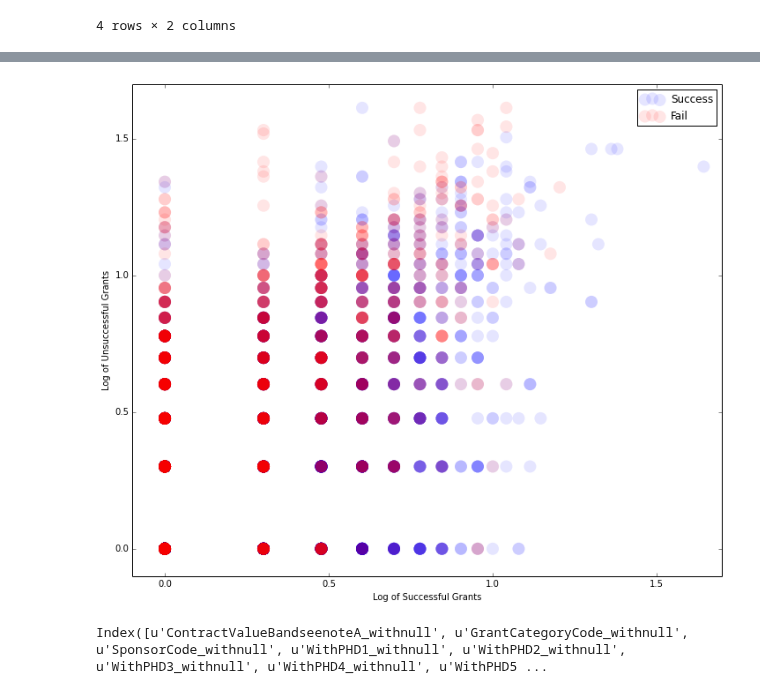
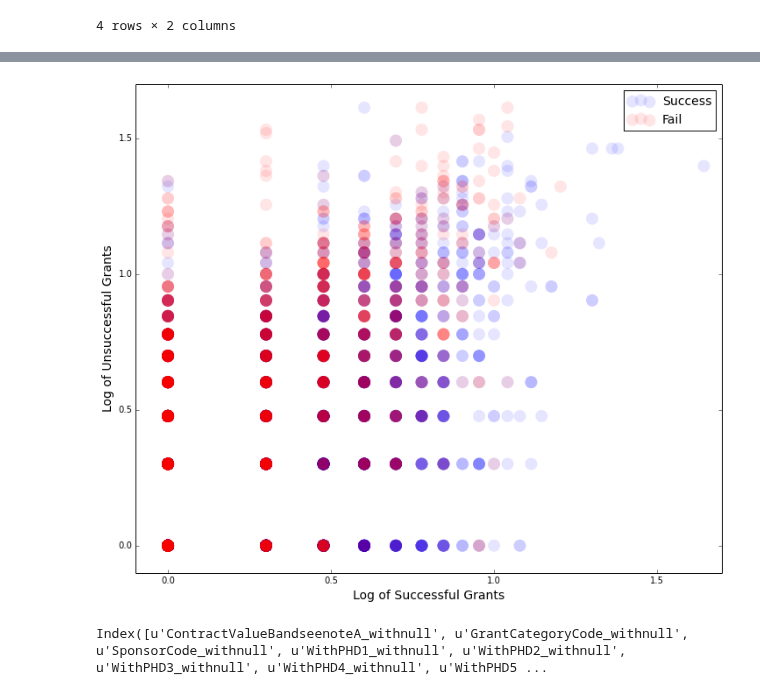
Before and after one commit to realmichaelzyy/cs249project, a Jupyter notebook: kaggle/workspace/classifier/KaggleDataset.ipynb, the cells around one changed output, grey strips where cells are left out. Cells and saved outputs as stored; diff of their text form; code cells hidden in the pictures.

Commit message:
*kaggle* another plot

```diff
--- a/kaggle/workspace/classifier/KaggleDataset.ipynb
+++ b/kaggle/workspace/classifier/KaggleDataset.ipynb
@@ -902,34 +933,26 @@ grouped['GrantStatus'].agg({'Total applications': len, 'Success Rate': mean})
 # %%
-from matplotlib.cm import get_cmap
-
 fig = plt.figure(1, figsize=(12, 10))
 ax1 = fig.add_subplot(111)
 
-succGrantCols = ['NumberofSuccessfulGrant' + str(i) + "_withnull" for i in range(1,14)]
-unsuccGrantCols = ['NumberofUnsuccessfulGrant' + str(i) + "_withnull" for i in range(1,14)]
-
-plotData = pandas.concat([data.loc[:,['ContractValueBandseenoteA_withnull','GrantStatus']],
-                         pandas.DataFrame({'totalSuccessfulGrants':numpy.add.reduce(data[succGrantCols].fillna(0),axis=1),
-                                           'totalUnsuccessfulGrants':numpy.add.reduce(data[unsuccGrantCols].fillna(0),axis=1)})], axis=1).dropna()
 #plotData.ContractValueBandseenoteA_withnull
 #scatter = ax1.scatter(list(numpy.log10(plotData.totalSuccessfulGrants)),list(numpy.log10(plotData.totalUnsuccessfulGrants)),
 #            c=plotData.GrantStatus, cmap=get_cmap('autumn'), alpha = 0.5, s = 100, linewidth=0.0, label = ['hi','hello'])
 ax1.scatter(list(numpy.log10(plotData.totalSuccessfulGrants[plotData.GrantStatus == 1])),
                       list(numpy.log10(plotData.totalUnsuccessfulGrants[plotData.GrantStatus == 1])),
             c='b',cmap=get_cmap('autumn'), alpha = 0.1, s = 196, linewidth=0.0, label = 'Success')
 ax1.scatter(list(numpy.log10(plotData.totalSuccessfulGrants[plotData.GrantStatus == 0])),
                       list(numpy.log10(plotData.totalUnsuccessfulGrants[plotData.GrantStatus == 0])),
             c='r',cmap=get_cmap('autumn'), alpha = 0.1, s = 200, linewidth=0.0, label = 'Fail')
 #ax1.set_ylim([-1,45])
 #ax1.set_xlim([-1,50])
 ax1.set_ylim([-0.1,1.7])
 ax1.set_xlim([-0.1,1.7])
-ax1.set_ylabel('Log of Unsuccessful Grants')
-ax1.set_xlabel('Log of Successful Grants')
-ax1.legend()
+ax1.set_ylabel('Log of Unsuccessful Grants', fontsize=14)
+ax1.set_xlabel('Log of Successful Grants', fontsize=14)
+ax1.legend(fontsize=14)
 plt.show()
 # %% [output]
-[figure, old version]
+[figure, new version]
 # %%
 """
 def successful(x, pubThresh, grantThresh, op):
```
Also changed, not shown: parts of 2 cells of this notebook.
